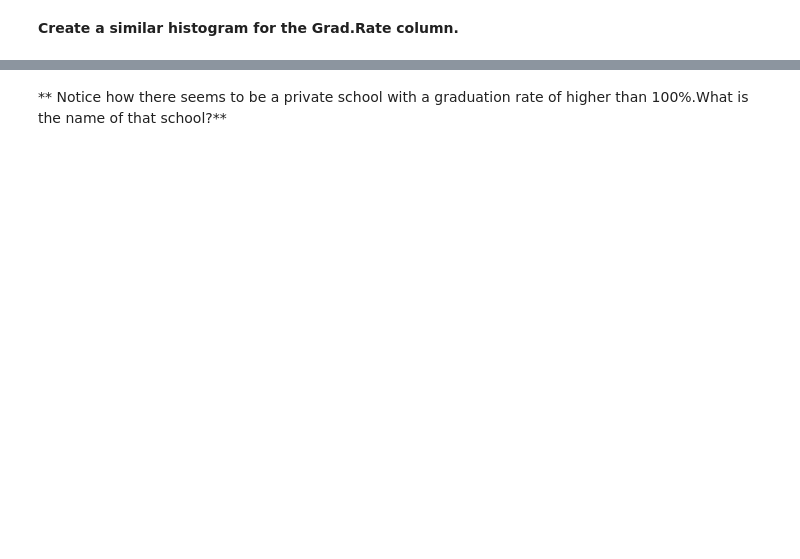
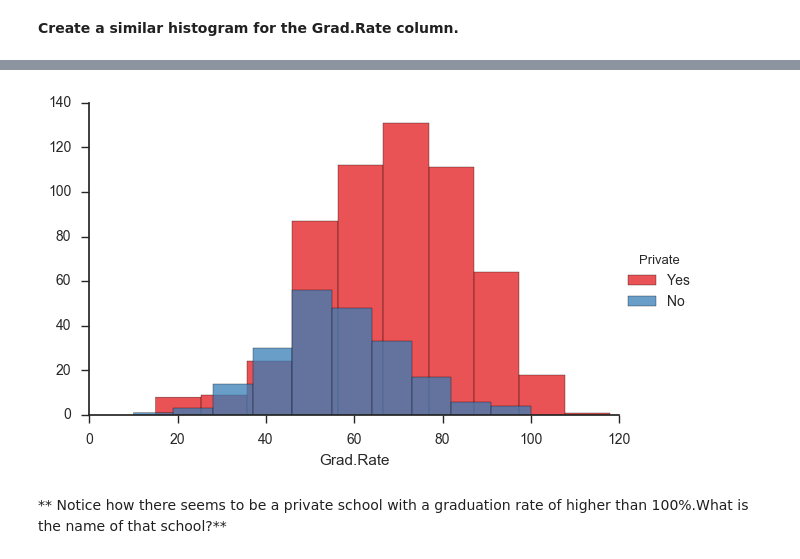
Before and after one commit to cmgiler/Data-Science-Machine-Learning-Practice, a Jupyter notebook: Python/Machine Learning Sections/K-Means-Clustering/K Means Clustering Project .ipynb, the cells around one changed output, grey strips where cells are left out. Saved outputs shown, nothing was run; the diff lists cells and outputs as text; code cells hidden in the pictures; blank space fills up the shorter version.

```diff
--- a/Python/Machine Learning Sections/K-Means-Clustering/K Means Clustering Project .ipynb
+++ b/Python/Machine Learning Sections/K-Means-Clustering/K Means Clustering Project .ipynb
@@ -113,2 +127,7 @@ It's time to create some data visualizations!
+# %%
+g = sns.FacetGrid(data=df, hue='Private', palette='Set1', size=4, aspect=1.5)
+g = g.map(plt.hist, 'Grad.Rate', alpha=0.75).add_legend()
+# %% [output]
+[figure, added]
 # %% [markdown]
 ** Notice how there seems to be a private school with a graduation rate of higher than 100%.What is the name of that school?**
```
Also changed, not shown: parts of 35 cells of this notebook.
